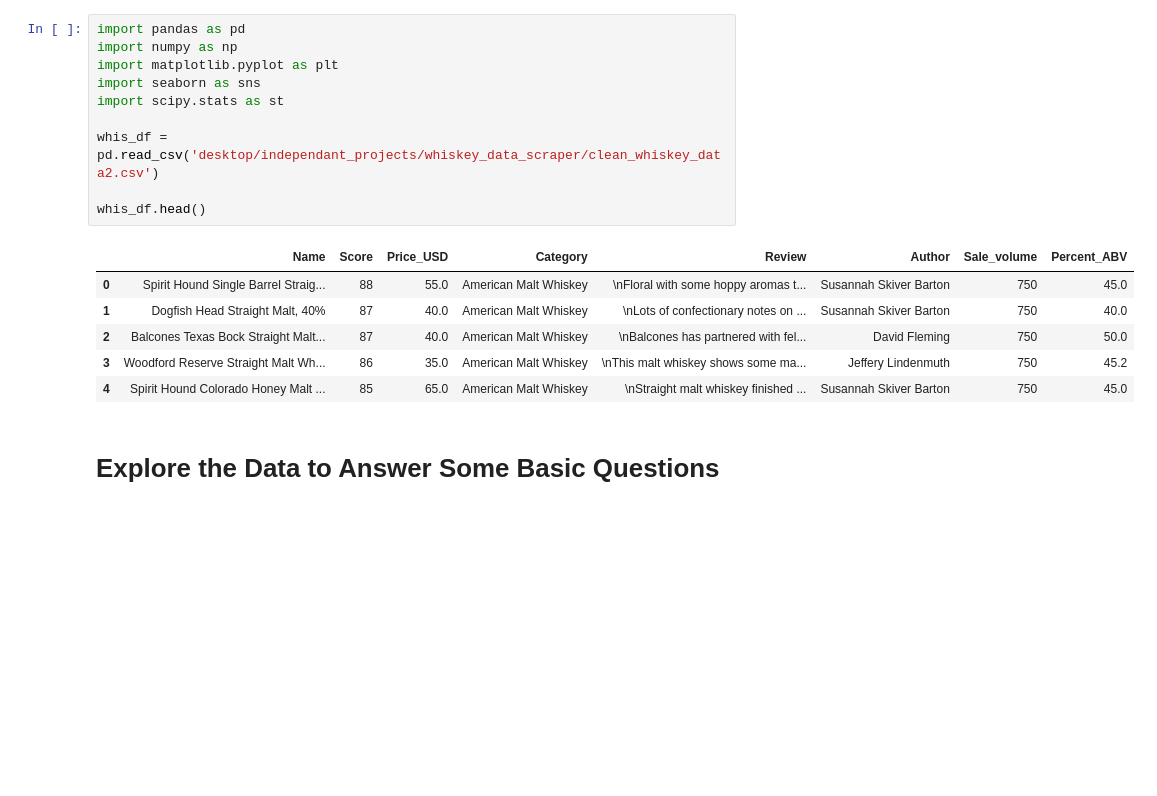
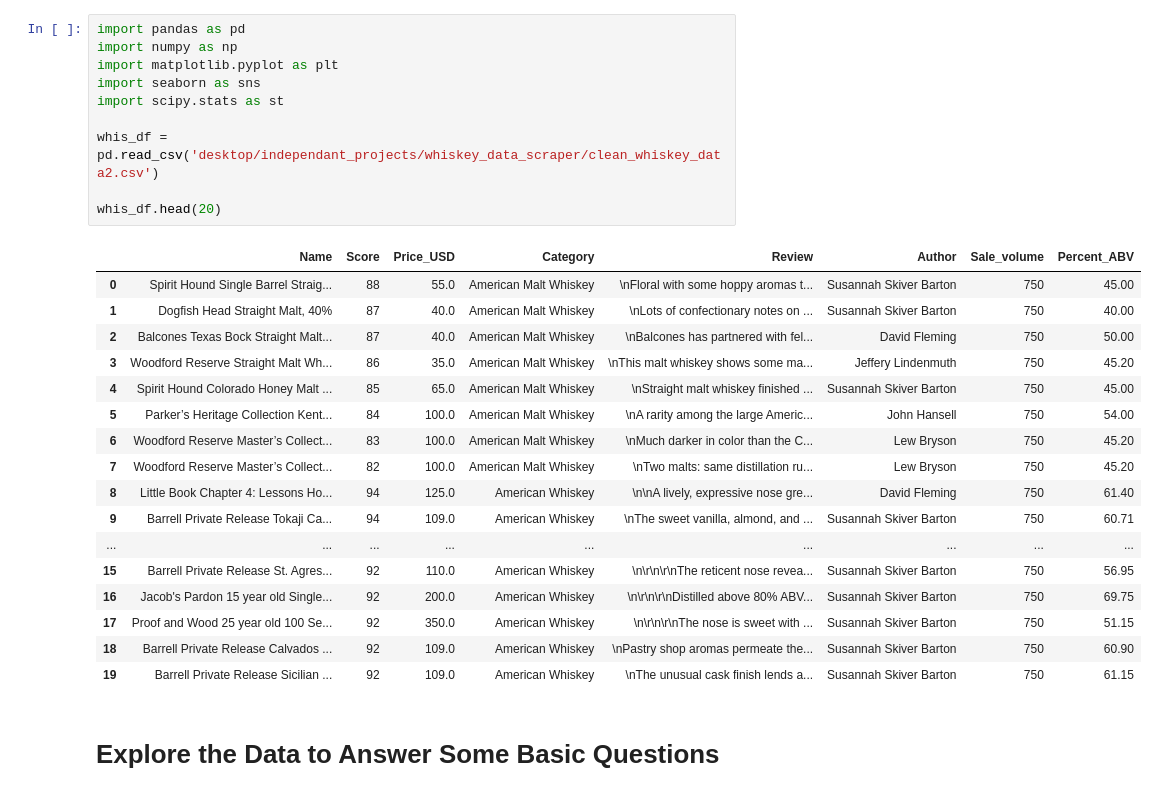
Before and after one commit to gspahlin/WhiskyAdvocate_ETL, a Jupyter notebook: whiskey_explore_and_clean.ipynb, the cells around one changed output. Saved outputs shown, nothing was run; the diff lists cells and outputs as text; blank space fills up the shorter version.

```diff
--- a/whiskey_explore_and_clean.ipynb
+++ b/whiskey_explore_and_clean.ipynb
@@ -1,20 +1,31 @@
 # %%
 import pandas as pd
 import numpy as np
 import matplotlib.pyplot as plt
 import seaborn as sns
 import scipy.stats as st
 
 whis_df = pd.read_csv('desktop/independant_projects/whiskey_data_scraper/clean_whiskey_data2.csv')
 
-whis_df.head()
+whis_df.head(20)
 # %% [output]
 |  | Name | Score | Price_USD | Category | Review | Author | Sale_volume | Percent_ABV |
-| 0 | Spirit Hound Single Barrel Straig... | 88 | 55.0 | American Malt Whiskey | \nFloral with some hoppy aromas t... | Susannah Skiver Barton | 750 | 45.0 |
-| 1 | Dogfish Head Straight Malt, 40% | 87 | 40.0 | American Malt Whiskey | \nLots of confectionary notes on ... | Susannah Skiver Barton | 750 | 40.0 |
-| 2 | Balcones Texas Bock Straight Malt... | 87 | 40.0 | American Malt Whiskey | \nBalcones has partnered with fel... | David Fleming | 750 | 50.0 |
-| 3 | Woodford Reserve Straight Malt Wh... | 86 | 35.0 | American Malt Whiskey | \nThis malt whiskey shows some ma... | Jeffery Lindenmuth | 750 | 45.2 |
-| 4 | Spirit Hound Colorado Honey Malt ... | 85 | 65.0 | American Malt Whiskey | \nStraight malt whiskey finished ... | Susannah Skiver Barton | 750 | 45.0 |
+| 0 | Spirit Hound Single Barrel Straig... | 88 | 55.0 | American Malt Whiskey | \nFloral with some hoppy aromas t... | Susannah Skiver Barton | 750 | 45.00 |
+| 1 | Dogfish Head Straight Malt, 40% | 87 | 40.0 | American Malt Whiskey | \nLots of confectionary notes on ... | Susannah Skiver Barton | 750 | 40.00 |
+| 2 | Balcones Texas Bock Straight Malt... | 87 | 40.0 | American Malt Whiskey | \nBalcones has partnered with fel... | David Fleming | 750 | 50.00 |
+| 3 | Woodford Reserve Straight Malt Wh... | 86 | 35.0 | American Malt Whiskey | \nThis malt whiskey shows some ma... | Jeffery Lindenmuth | 750 | 45.20 |
+| 4 | Spirit Hound Colorado Honey Malt ... | 85 | 65.0 | American Malt Whiskey | \nStraight malt whiskey finished ... | Susannah Skiver Barton | 750 | 45.00 |
+| 5 | Parker’s Heritage Collection Kent... | 84 | 100.0 | American Malt Whiskey | \nA rarity among the large Americ... | John Hansell | 750 | 54.00 |
+| 6 | Woodford Reserve Master’s Collect... | 83 | 100.0 | American Malt Whiskey | \nMuch darker in color than the C... | Lew Bryson | 750 | 45.20 |
+| 7 | Woodford Reserve Master’s Collect... | 82 | 100.0 | American Malt Whiskey | \nTwo malts: same distillation ru... | Lew Bryson | 750 | 45.20 |
+| 8 | Little Book Chapter 4: Lessons Ho... | 94 | 125.0 | American Whiskey | \n\nA lively, expressive nose gre... | David Fleming | 750 | 61.40 |
+| 9 | Barrell Private Release Tokaji Ca... | 94 | 109.0 | American Whiskey | \nThe sweet vanilla, almond, and ... | Susannah Skiver Barton | 750 | 60.71 |
+| ... | ... | ... | ... | ... | ... | ... | ... | ... |
+| 15 | Barrell Private Release St. Agres... | 92 | 110.0 | American Whiskey | \n\r\n\r\nThe reticent nose revea... | Susannah Skiver Barton | 750 | 56.95 |
+| 16 | Jacob's Pardon 15 year old Single... | 92 | 200.0 | American Whiskey | \n\r\n\r\nDistilled above 80% ABV... | Susannah Skiver Barton | 750 | 69.75 |
+| 17 | Proof and Wood 25 year old 100 Se... | 92 | 350.0 | American Whiskey | \n\r\n\r\nThe nose is sweet with ... | Susannah Skiver Barton | 750 | 51.15 |
+| 18 | Barrell Private Release Calvados ... | 92 | 109.0 | American Whiskey | \nPastry shop aromas permeate the... | Susannah Skiver Barton | 750 | 60.90 |
+| 19 | Barrell Private Release Sicilian ... | 92 | 109.0 | American Whiskey | \nThe unusual cask finish lends a... | Susannah Skiver Barton | 750 | 61.15 |
 # %% [markdown]
 # Explore the Data to Answer Some Basic Questions
 # %%
```
Also changed, not shown: parts of 4 cells of this notebook.
